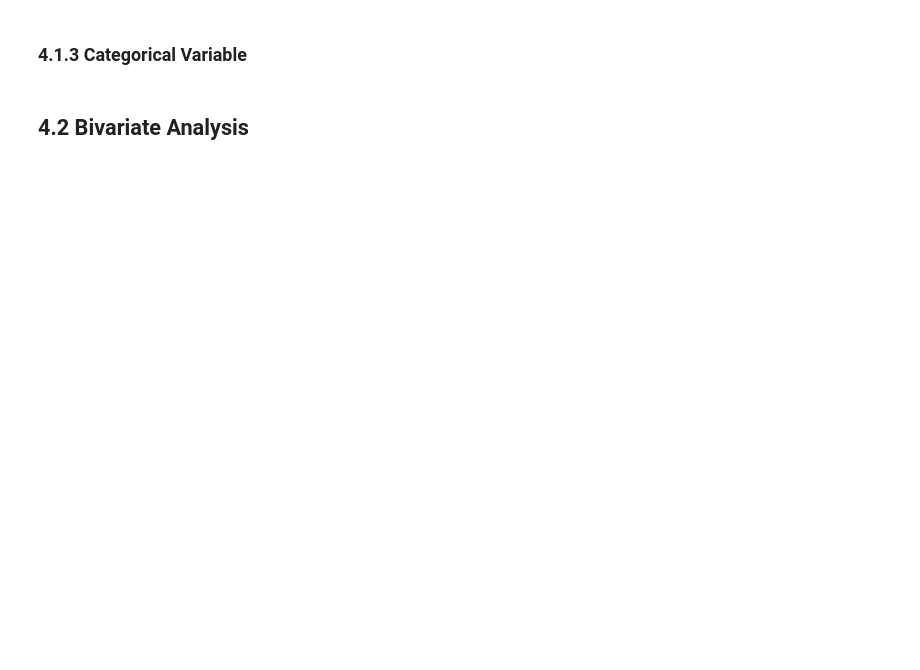
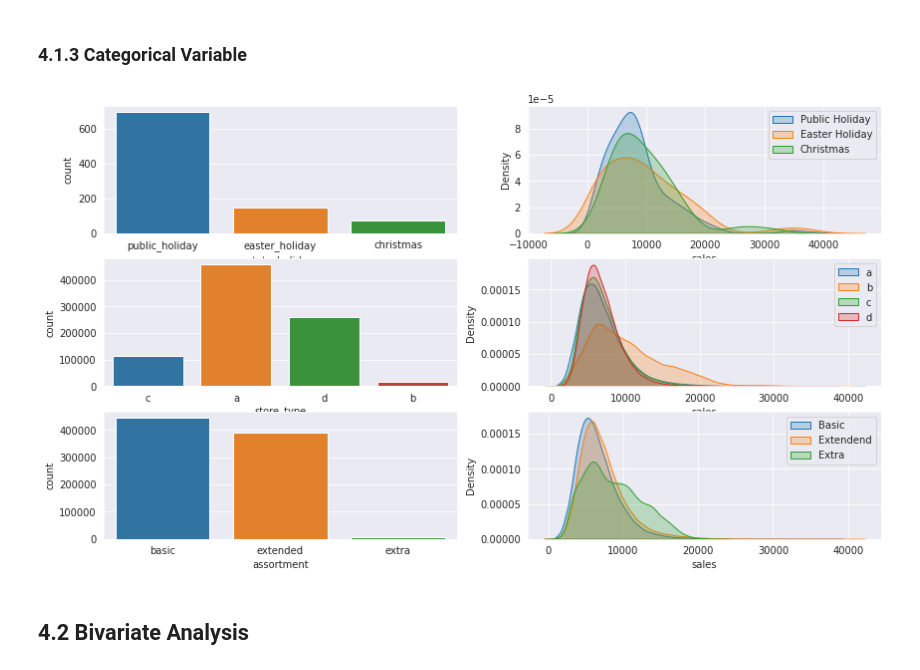
Before and after one commit to MarcosRMG/comunidade_ds_projetos, a Jupyter notebook: notebooks/Previsão de Vendas.ipynb, the cells around one changed output. Cells and saved outputs as stored; diff of their text form; code cells hidden in the pictures; blank space fills up the shorter version.

Commit message:
Data exploratory

```diff
--- a/notebooks/Previsão de Vendas.ipynb
+++ b/notebooks/Previsão de Vendas.ipynb
@@ -407,4 +411,37 @@ df4 = df3.copy()
 # %% [markdown]
 ### 4.1.3 Categorical Variable
+# %%
+# state_holiday
+plt.subplot(3, 2, 1)
+sns.countplot(x='state_holiday', data=df2[df2 != 'regular_day'])
+
+plt.subplot(3, 2, 2)
+sns.kdeplot(data=df2[df2['state_holiday'] == 'public_holiday']['sales'], shade=True, label='Public Holiday')
+sns.kdeplot(data=df2[df2['state_holiday'] == 'easter_holiday']['sales'], shade=True, label='Easter Holiday')
+sns.kdeplot(data=df2[df2['state_holiday'] == 'christmas']['sales'], shade=True, label='Christmas')
+plt.legend()
+
+# store_type
+plt.subplot(3, 2, 3)
+sns.countplot(x='store_type', data=df2)
+
+plt.subplot(3, 2, 4)
+sns.kdeplot(data=df2[df2['store_type'] == 'a']['sales'], shade=True, label='a')
+sns.kdeplot(data=df2[df2['store_type'] == 'b']['sales'], shade=True, label='b')
+sns.kdeplot(data=df2[df2['store_type'] == 'c']['sales'], shade=True, label='c')
+sns.kdeplot(data=df2[df2['store_type'] == 'd']['sales'], shade=True, label='d')
+plt.legend()
+
+#assortment
+plt.subplot(3, 2, 5)
+sns.countplot(x='assortment', data=df2)
+
+plt.subplot(3, 2, 6)
+sns.kdeplot(data=df2[df2['assortment'] == 'basic']['sales'], shade=True, label='Basic')
+sns.kdeplot(data=df2[df2['assortment'] == 'extended']['sales'], shade=True, label='Extendend')
+sns.kdeplot(data=df2[df2['assortment'] == 'extra']['sales'], shade=True, label='Extra')
+plt.legend();
+# %% [output]
+[figure, added]
 # %% [markdown]
 ## 4.2 Bivariate Analysis
```
Also changed, not shown: parts of 27 cells of this notebook.
